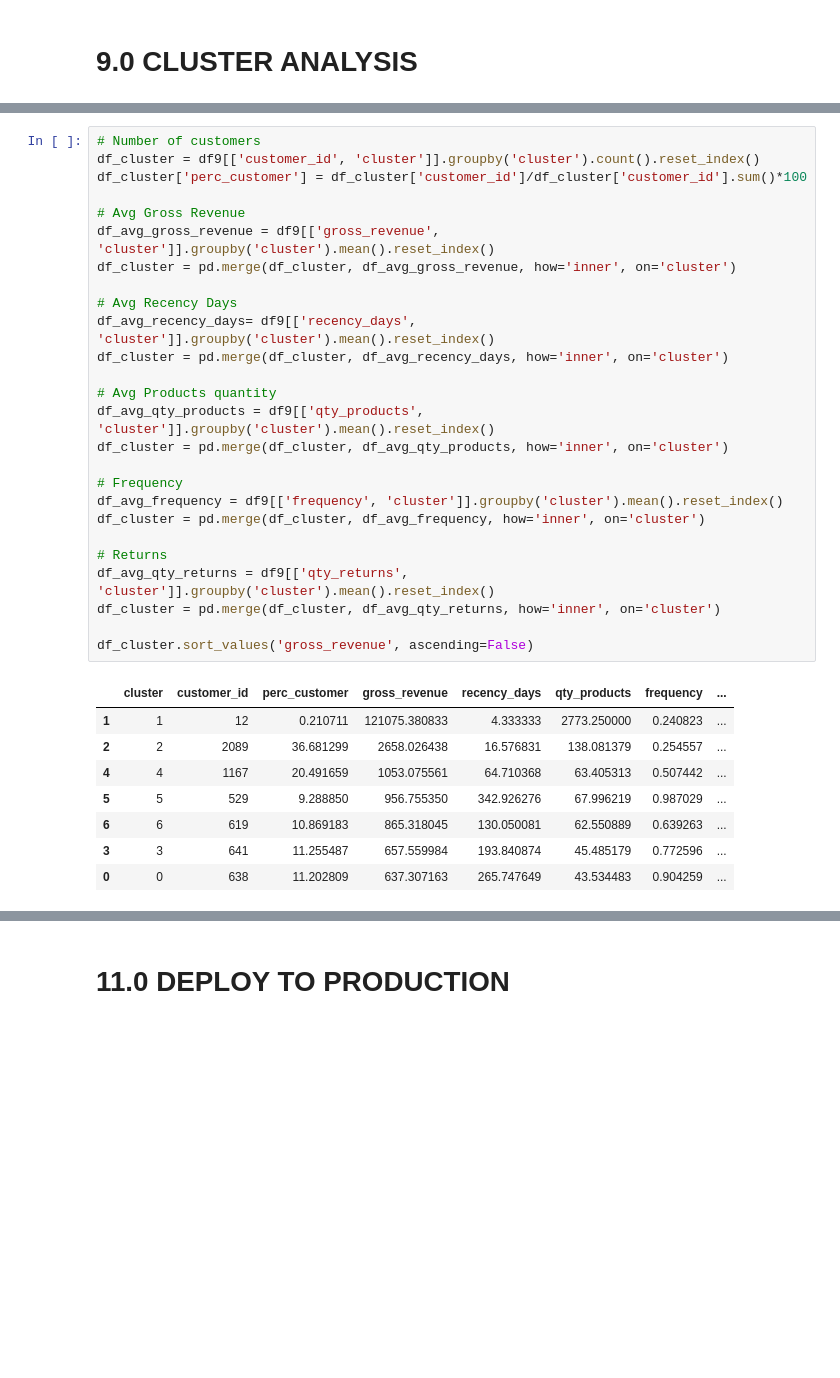
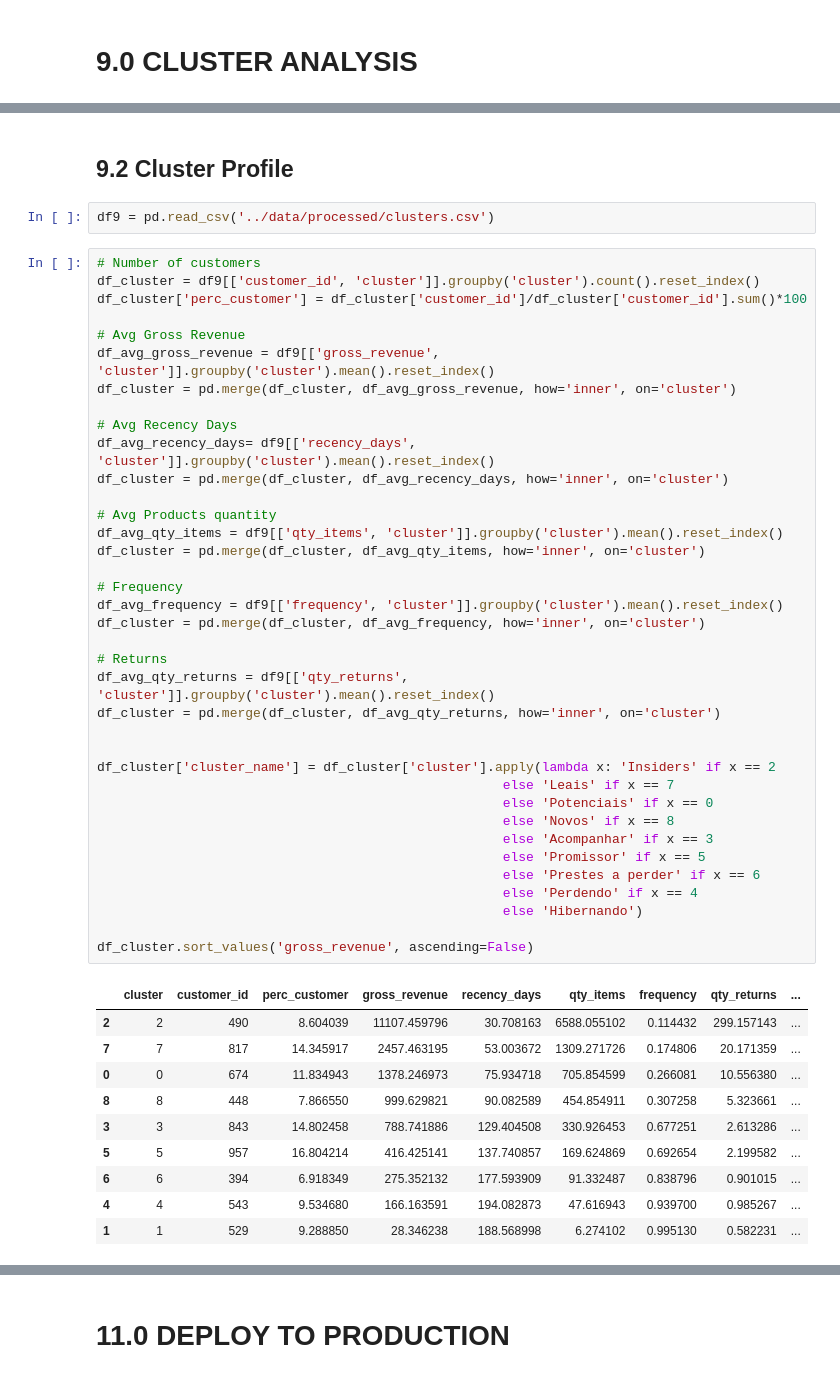
Before and after one commit to matheusventurads/loyalty-clustering-programm, a Jupyter notebook: notebooks/c10-mv-model-deploy.ipynb, the cells around one changed output, grey strips where cells are left out. Saved outputs shown, nothing was run; the diff lists cells and outputs as text; blank space fills up the shorter version.

```diff
--- a/notebooks/c10-mv-model-deploy.ipynb
+++ b/notebooks/c10-mv-model-deploy.ipynb
@@ -380,35 +1422,52 @@ df9['qty_returns'] = df9['qty_returns'].astype(int)
+# %% [markdown]
+## 9.2 Cluster Profile
+# %%
+df9 = pd.read_csv('../data/processed/clusters.csv')
 # %%
 # Number of customers
 df_cluster = df9[['customer_id', 'cluster']].groupby('cluster').count().reset_index()
 df_cluster['perc_customer'] = df_cluster['customer_id']/df_cluster['customer_id'].sum()*100
 
 # Avg Gross Revenue
 df_avg_gross_revenue = df9[['gross_revenue', 'cluster']].groupby('cluster').mean().reset_index()
 df_cluster = pd.merge(df_cluster, df_avg_gross_revenue, how='inner', on='cluster')
 
 # Avg Recency Days
 df_avg_recency_days= df9[['recency_days', 'cluster']].groupby('cluster').mean().reset_index()
 df_cluster = pd.merge(df_cluster, df_avg_recency_days, how='inner', on='cluster')
 
 # Avg Products quantity
-df_avg_qty_products = df9[['qty_products', 'cluster']].groupby('cluster').mean().reset_index()
-df_cluster = pd.merge(df_cluster, df_avg_qty_products, how='inner', on='cluster')
+df_avg_qty_items = df9[['qty_items', 'cluster']].groupby('cluster').mean().reset_index()
+df_cluster = pd.merge(df_cluster, df_avg_qty_items, how='inner', on='cluster')
 
 # Frequency
 df_avg_frequency = df9[['frequency', 'cluster']].groupby('cluster').mean().reset_index()
 df_cluster = pd.merge(df_cluster, df_avg_frequency, how='inner', on='cluster')
 
 # Returns
 df_avg_qty_returns = df9[['qty_returns', 'cluster']].groupby('cluster').mean().reset_index()
 df_cluster = pd.merge(df_cluster, df_avg_qty_returns, how='inner', on='cluster')
 
+
+df_cluster['cluster_name'] = df_cluster['cluster'].apply(lambda x: 'Insiders' if x == 2
+                                                    else 'Leais' if x == 7
+                                                    else 'Potenciais' if x == 0
+                                                    else 'Novos' if x == 8
+                                                    else 'Acompanhar' if x == 3
+                                                    else 'Promissor' if x == 5
+                                                    else 'Prestes a perder' if x == 6
+                                                    else 'Perdendo' if x == 4
+                                                    else 'Hibernando')
+
 df_cluster.sort_values('gross_revenue', ascending=False)
 # %% [output]
-|  | cluster | customer_id | perc_customer | gross_revenue | recency_days | qty_products | frequency | ... |
-| 1 | 1 | 12 | 0.210711 | 121075.380833 | 4.333333 | 2773.250000 | 0.240823 | ... |
-| 2 | 2 | 2089 | 36.681299 | 2658.026438 | 16.576831 | 138.081379 | 0.254557 | ... |
-| 4 | 4 | 1167 | 20.491659 | 1053.075561 | 64.710368 | 63.405313 | 0.507442 | ... |
-| 5 | 5 | 529 | 9.288850 | 956.755350 | 342.926276 | 67.996219 | 0.987029 | ... |
-| 6 | 6 | 619 | 10.869183 | 865.318045 | 130.050081 | 62.550889 | 0.639263 | ... |
-| 3 | 3 | 641 | 11.255487 | 657.559984 | 193.840874 | 45.485179 | 0.772596 | ... |
-| 0 | 0 | 638 | 11.202809 | 637.307163 | 265.747649 | 43.534483 | 0.904259 | ... |
+|  | cluster | customer_id | perc_customer | gross_revenue | recency_days | qty_items | frequency | qty_returns | ... |
+| 2 | 2 | 490 | 8.604039 | 11107.459796 | 30.708163 | 6588.055102 | 0.114432 | 299.157143 | ... |
+| 7 | 7 | 817 | 14.345917 | 2457.463195 | 53.003672 | 1309.271726 | 0.174806 | 20.171359 | ... |
+| 0 | 0 | 674 | 11.834943 | 1378.246973 | 75.934718 | 705.854599 | 0.266081 | 10.556380 | ... |
+| 8 | 8 | 448 | 7.866550 | 999.629821 | 90.082589 | 454.854911 | 0.307258 | 5.323661 | ... |
+| 3 | 3 | 843 | 14.802458 | 788.741886 | 129.404508 | 330.926453 | 0.677251 | 2.613286 | ... |
+| 5 | 5 | 957 | 16.804214 | 416.425141 | 137.740857 | 169.624869 | 0.692654 | 2.199582 | ... |
+| 6 | 6 | 394 | 6.918349 | 275.352132 | 177.593909 | 91.332487 | 0.838796 | 0.901015 | ... |
+| 4 | 4 | 543 | 9.534680 | 166.163591 | 194.082873 | 47.616943 | 0.939700 | 0.985267 | ... |
+| 1 | 1 | 529 | 9.288850 | 28.346238 | 188.568998 | 6.274102 | 0.995130 | 0.582231 | ... |
```
Also changed, not shown: parts of 175 cells of this notebook, 24 other files.
